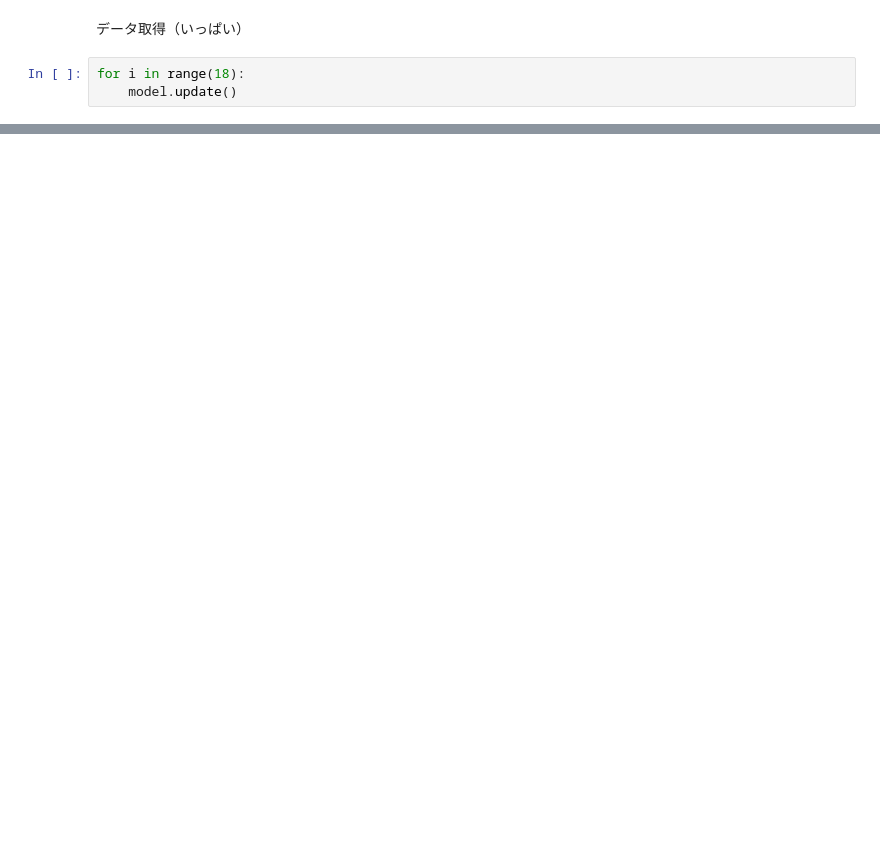
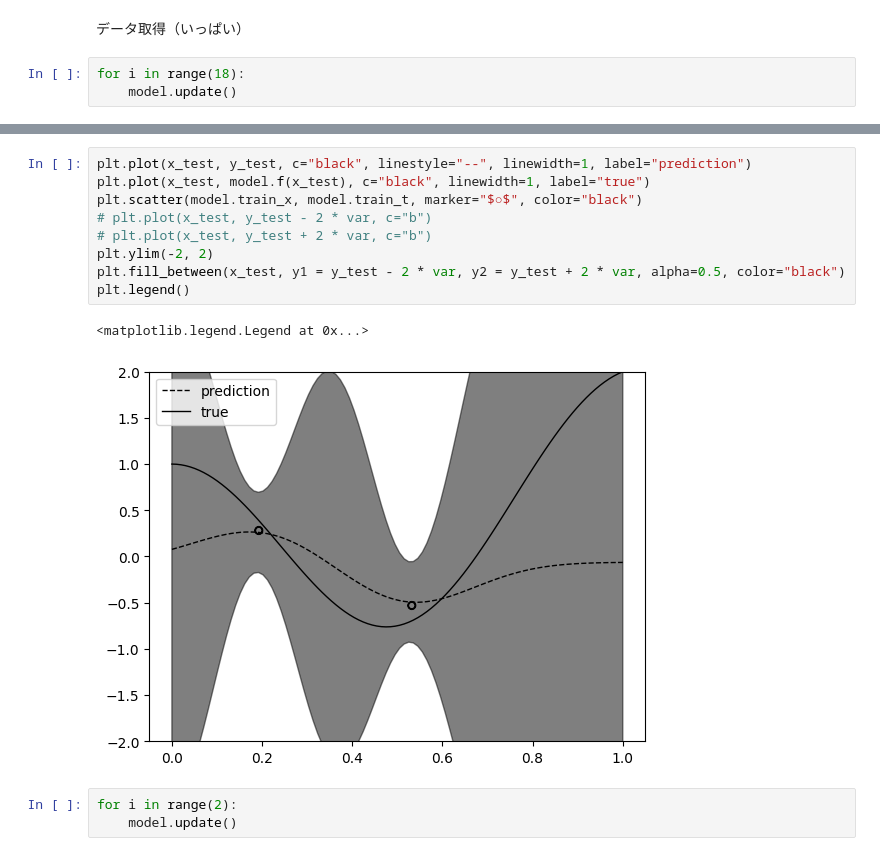
Before and after one commit to arata234/PRML, a Jupyter notebook: cp3_linear_regression_model.ipynb, the cells around one changed output, grey strips where cells are left out. Drawn from its saved outputs; the diff is of its cells as text; blank space fills up the shorter version.

```diff
--- a/cp3_linear_regression_model.ipynb
+++ b/cp3_linear_regression_model.ipynb
@@ -789,0 +945,15 @@ model.plot_lines(model.mn, model.sn, ax=axis[2])
+# %%
+plt.plot(x_test, y_test, c="black", linestyle="--", linewidth=1, label="prediction")
+plt.plot(x_test, model.f(x_test), c="black", linewidth=1, label="true")
+plt.scatter(model.train_x, model.train_t, marker="$○$", color="black")
+# plt.plot(x_test, y_test - 2 * var, c="b")
+# plt.plot(x_test, y_test + 2 * var, c="b")
+plt.ylim(-2, 2)
+plt.fill_between(x_test, y1 = y_test - 2 * var, y2 = y_test + 2 * var, alpha=0.5, color="black")
+plt.legend()
+# %% [output]
+<matplotlib.legend.Legend at 0x...>
+[figure, added]
+# %%
+for i in range(2):
+    model.update()
```
Also changed, not shown: parts of 36 cells of this notebook, 24 other files.
